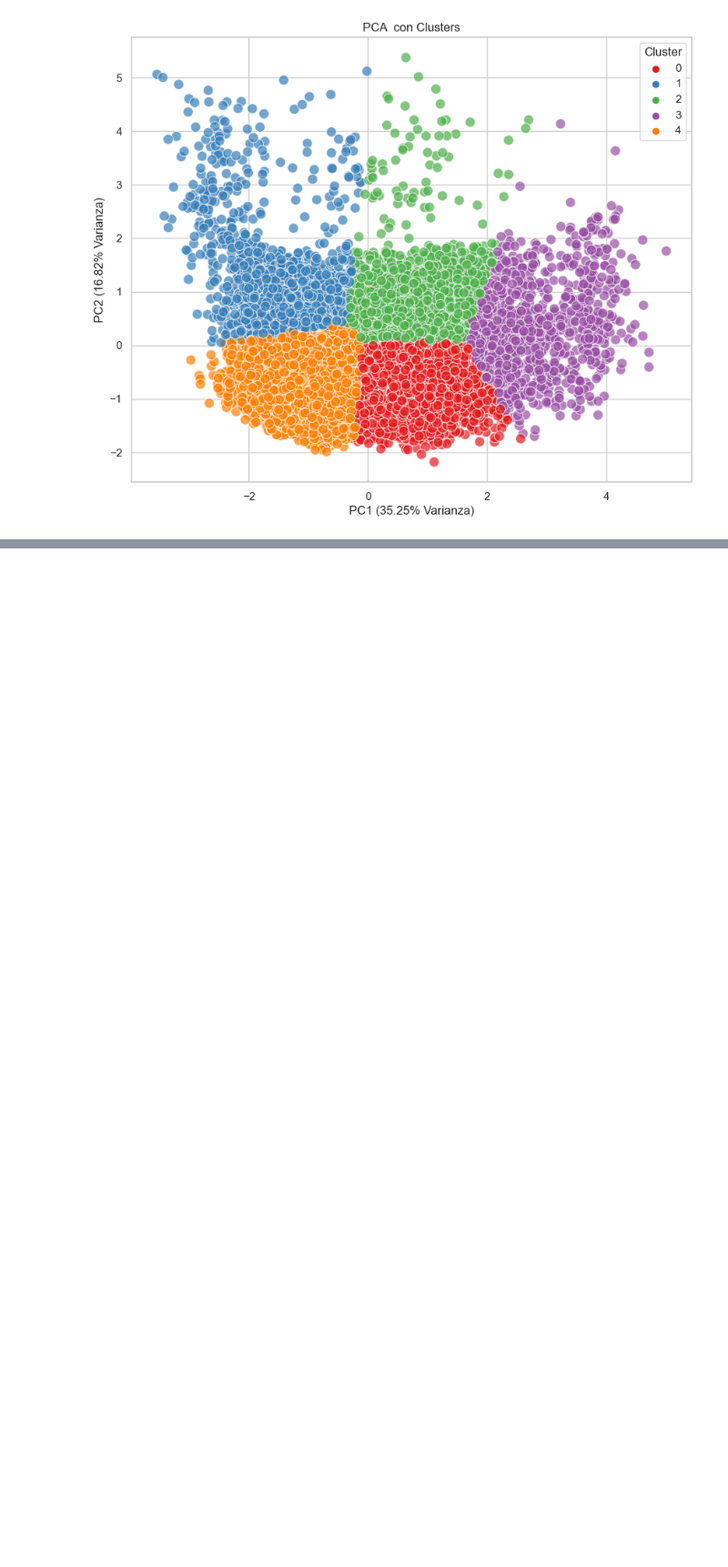
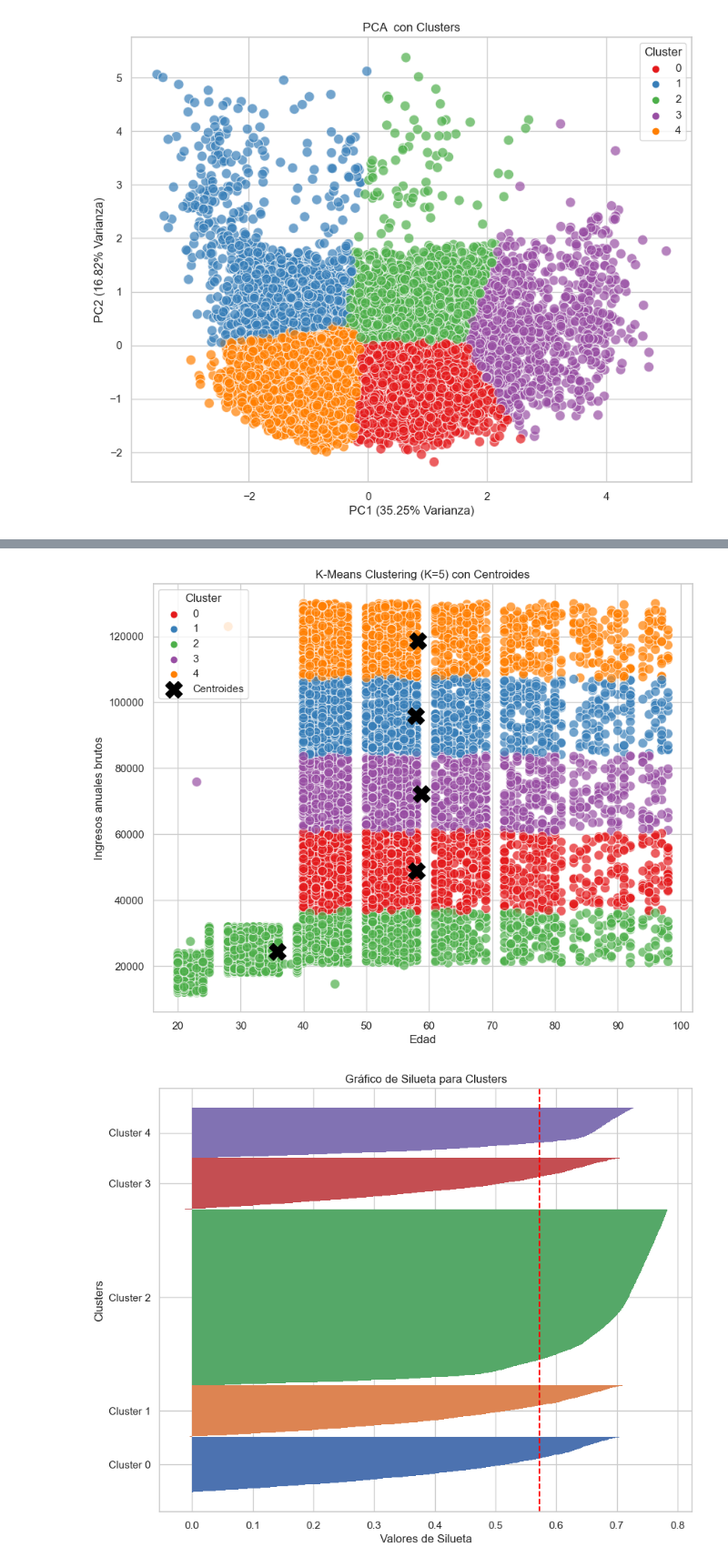
Before and after one commit to joseluis031/Segm_clientes, a Jupyter notebook: otro.ipynb, the cells around one changed output, grey strips where cells are left out. Shown at 91% size. Saved outputs shown, nothing was run; the diff lists cells and outputs as text; code cells hidden in the pictures; blank space fills up the shorter version.

Commit message:
kmeans

```diff
--- a/otro.ipynb
+++ b/otro.ipynb
@@ -395,3 +395,47 @@ Asignación de Clusters:
 # %%
 NOS PROPORCIONA EL NUMERO DE CLUSTER ÓPTIMO Y OBSERVAMOS QUE ES 5 YA QUE CON EL GRAFICO DEL MÉTODO DEL CODO Y EL GRÁFICO DE LA SILUETA
 SE OBSERVA COMO DISMINUYE LA MEDIA A PARTIR DEL CLUSTER 5
+# %%
+from sklearn.metrics import silhouette_samples
+
+# Gráfico de Clusters con Centroides
+if 'Edad' in df_cleaned.columns and 'Ingresos anuales brutos' in df_cleaned.columns:
+    plt.figure(figsize=(10, 8))
+    sns.scatterplot(x='Edad', y='Ingresos anuales brutos', hue='Cluster', data=df_cleaned, palette='Set1', s=100, alpha=0.7)
+    # Añadir los centroides
+    centroids = kmeans.cluster_centers_
+    plt.scatter(centroids[:, continuous_cols.index('Edad')], centroids[:, continuous_cols.index('Ingresos anuales brutos')],
+                s=300, c='black', marker='X', label='Centroides')
+    plt.title(f'K-Means Clustering (K={k_optimo}) con Centroides')
+    plt.xlabel('Edad')
+    plt.ylabel('Ingresos anuales brutos')
+    plt.legend(title='Cluster')
+    plt.grid(True)
+    plt.show()
+else:
+    print("\nVariables para visualización no disponibles.")
+
+# Gráfico de Silueta para cada Cluster
+silhouette_vals = silhouette_samples(df_cleaned.drop('Cluster', axis=1), df_cleaned['Cluster'])
+y_ticks = []
+y_lower, y_upper = 0, 0
+plt.figure(figsize=(10, 8))
+
+for i in range(k_optimo):
+    cluster_sil_vals = silhouette_vals[df_cleaned['Cluster'] == i]
+    cluster_sil_vals.sort()
+    y_upper += len(cluster_sil_vals)
+    plt.barh(range(y_lower, y_upper), cluster_sil_vals, edgecolor='none', height=1)
+    y_ticks.append((y_lower + y_upper) / 2)
+    y_lower += len(cluster_sil_vals)
+
+plt.axvline(x=silhouette_score(df_cleaned.drop('Cluster', axis=1), df_cleaned['Cluster']), color="red", linestyle="--")
+plt.yticks(y_ticks, [f'Cluster {i}' for i in range(k_optimo)])
+plt.ylabel('Clusters')
+plt.xlabel('Valores de Silueta')
+plt.title('Gráfico de Silueta para Clusters')
+plt.grid(True)
+plt.show()
+# %% [output]
+[figure, added]
+[figure, added]
```
Also changed, not shown: parts of 1 cell of this notebook, 3 other files.
